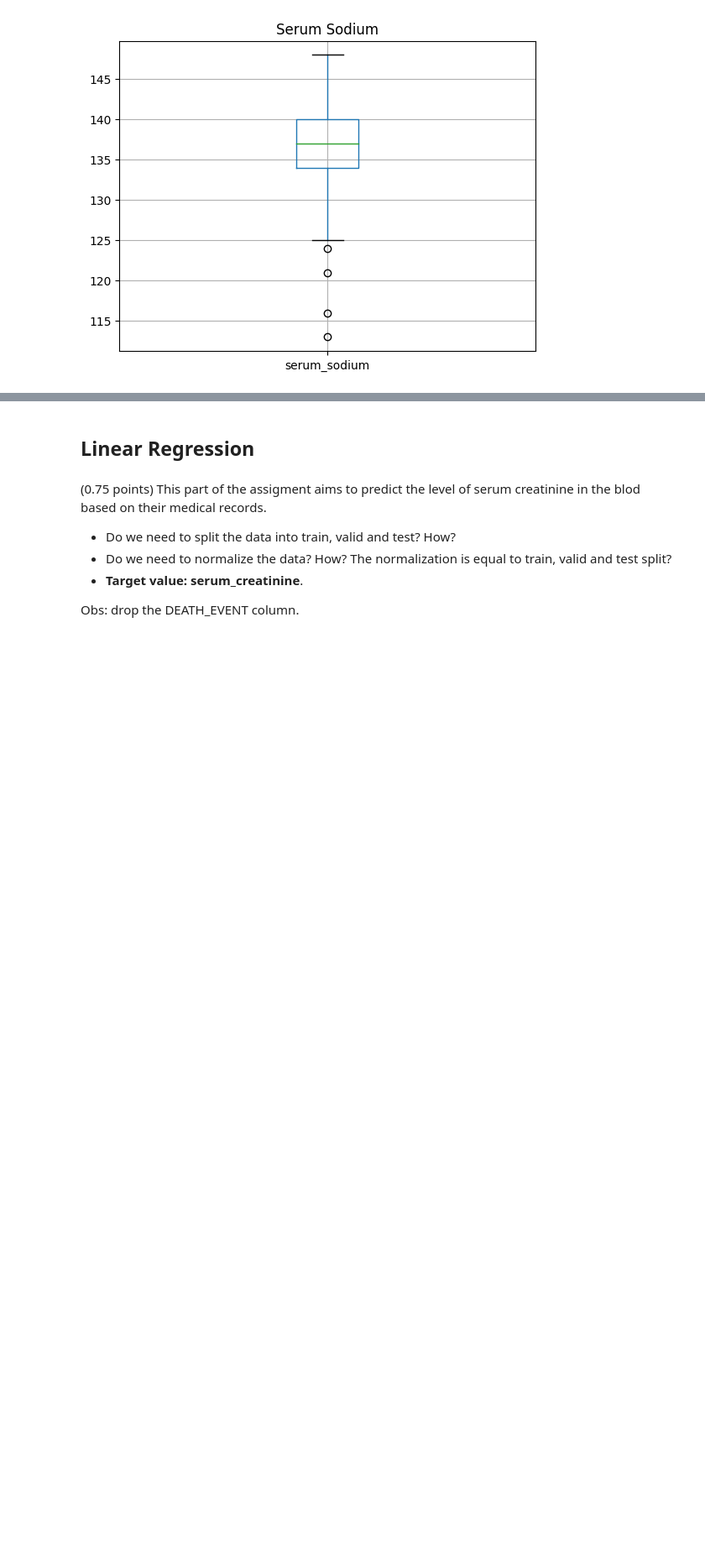
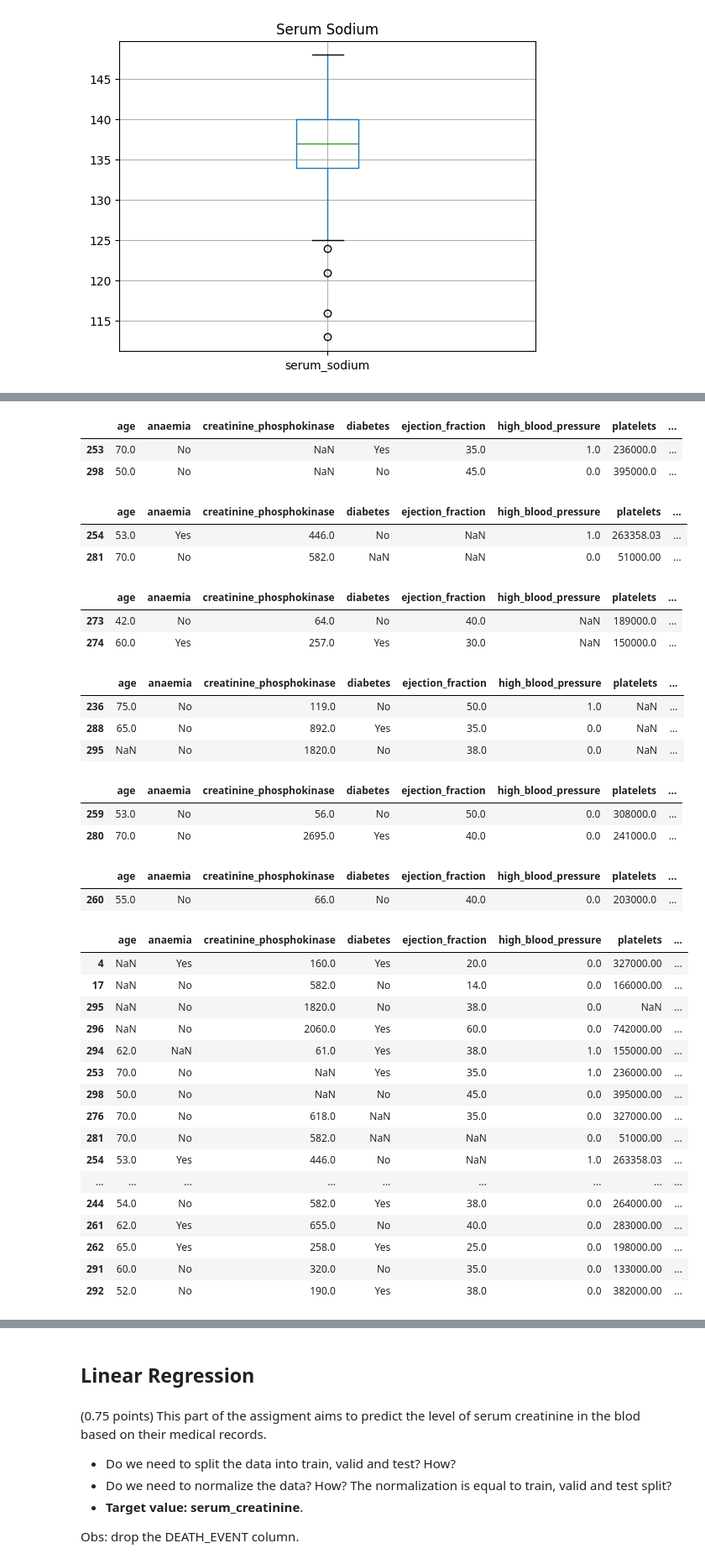
Before and after one commit to rubenscp/MO444-MC886-Tarefas, a Jupyter notebook: Tarefa 02/T2_Classical_Techniques.ipynb, the cells around one changed output, grey strips where cells are left out. Shown at 84% size. Drawn from its saved outputs; the diff is of its cells as text; code cells hidden in the pictures; blank space fills up the shorter version.

```diff
--- a/Tarefa 02/T2_Classical_Techniques.ipynb
+++ b/Tarefa 02/T2_Classical_Techniques.ipynb
@@ -202,0 +196,80 @@ ValueError: Value of 'y' is not the name of a column in 'data_frame'. Expected o
+# %%
+# getting the NaN values in the columns as missing values
+df[df['creatinine_phosphokinase'].isna()]
+# %% [output]
+|  | age | anaemia | creatinine_phosphokinase | diabetes | ejection_fraction | high_blood_pressure | platelets | ... |
+| 253 | 70.0 | No | NaN | Yes | 35.0 | 1.0 | 236000.0 | ... |
+| 298 | 50.0 | No | NaN | No | 45.0 | 0.0 | 395000.0 | ... |
+# %%
+# getting the NaN values in the columns as missing values
+df[df['ejection_fraction'].isna()]
+# %% [output]
+|  | age | anaemia | creatinine_phosphokinase | diabetes | ejection_fraction | high_blood_pressure | platelets | ... |
+| 254 | 53.0 | Yes | 446.0 | No | NaN | 1.0 | 263358.03 | ... |
+| 281 | 70.0 | No | 582.0 | NaN | NaN | 0.0 | 51000.00 | ... |
+# %%
+# getting the NaN values in the columns as missing values
+df[df['high_blood_pressure'].isna()]
+# %% [output]
+|  | age | anaemia | creatinine_phosphokinase | diabetes | ejection_fraction | high_blood_pressure | platelets | ... |
+| 273 | 42.0 | No | 64.0 | No | 40.0 | NaN | 189000.0 | ... |
+| 274 | 60.0 | Yes | 257.0 | Yes | 30.0 | NaN | 150000.0 | ... |
+# %%
+# getting the NaN values in the columns as missing values
+df[df['platelets'].isna()]
+# %% [output]
+|  | age | anaemia | creatinine_phosphokinase | diabetes | ejection_fraction | high_blood_pressure | platelets | ... |
+| 236 | 75.0 | No | 119.0 | No | 50.0 | 1.0 | NaN | ... |
+| 288 | 65.0 | No | 892.0 | Yes | 35.0 | 0.0 | NaN | ... |
+| 295 | NaN | No | 1820.0 | No | 38.0 | 0.0 | NaN | ... |
+# %%
+# getting the NaN values in the columns as missing values
+df[df['serum_creatinine'].isna()]
+# %% [output]
+|  | age | anaemia | creatinine_phosphokinase | diabetes | ejection_fraction | high_blood_pressure | platelets | ... |
+| 259 | 53.0 | No | 56.0 | No | 50.0 | 0.0 | 308000.0 | ... |
+| 280 | 70.0 | No | 2695.0 | Yes | 40.0 | 0.0 | 241000.0 | ... |
+# %%
+# getting the NaN values in the columns as missing values
+df[df['serum_sodium'].isna()]
+# %% [output]
+|  | age | anaemia | creatinine_phosphokinase | diabetes | ejection_fraction | high_blood_pressure | platelets | ... |
+| 260 | 55.0 | No | 66.0 | No | 40.0 | 0.0 | 203000.0 | ... |
+# %%
+# getting all NaN values in the columns as missing values
+frames = [
+    df[df['age'].isna()],
+    df[df['anaemia'].isna()],
+    df[df['creatinine_phosphokinase'].isna()],
+    df[df['diabetes'].isna()],
+    df[df['ejection_fraction'].isna()],
+    df[df['high_blood_pressure'].isna()],
+    df[df['platelets'].isna()],
+    df[df['serum_creatinine'].isna()],
+    df[df['serum_sodium'].isna()],
+    df[df['sex'].isna()],
+    df[df['smoking'].isna()],
+    df[df['DEATH_EVENT'].isna()]
+]
+
+df_missing_values = pd.concat(frames, ignore_index=False)
+df_missing_values.sort_index()
+df_missing_values
+# %% [output]
+|  | age | anaemia | creatinine_phosphokinase | diabetes | ejection_fraction | high_blood_pressure | platelets | ... |
+| 4 | NaN | Yes | 160.0 | Yes | 20.0 | 0.0 | 327000.00 | ... |
+| 17 | NaN | No | 582.0 | No | 14.0 | 0.0 | 166000.00 | ... |
+| 295 | NaN | No | 1820.0 | No | 38.0 | 0.0 | NaN | ... |
+| 296 | NaN | No | 2060.0 | Yes | 60.0 | 0.0 | 742000.00 | ... |
+| 294 | 62.0 | NaN | 61.0 | Yes | 38.0 | 1.0 | 155000.00 | ... |
+| 253 | 70.0 | No | NaN | Yes | 35.0 | 1.0 | 236000.00 | ... |
+| 298 | 50.0 | No | NaN | No | 45.0 | 0.0 | 395000.00 | ... |
+| 276 | 70.0 | No | 618.0 | NaN | 35.0 | 0.0 | 327000.00 | ... |
+| 281 | 70.0 | No | 582.0 | NaN | NaN | 0.0 | 51000.00 | ... |
+| 254 | 53.0 | Yes | 446.0 | No | NaN | 1.0 | 263358.03 | ... |
+| ... | ... | ... | ... | ... | ... | ... | ... | ... |
+| 244 | 54.0 | No | 582.0 | Yes | 38.0 | 0.0 | 264000.00 | ... |
+| 261 | 62.0 | Yes | 655.0 | No | 40.0 | 0.0 | 283000.00 | ... |
+| 262 | 65.0 | Yes | 258.0 | Yes | 25.0 | 0.0 | 198000.00 | ... |
+| 291 | 60.0 | No | 320.0 | No | 35.0 | 0.0 | 133000.00 | ... |
+| 292 | 52.0 | No | 190.0 | Yes | 38.0 | 0.0 | 382000.00 | ... |
```
Also changed, not shown: parts of 6 cells of this notebook.
